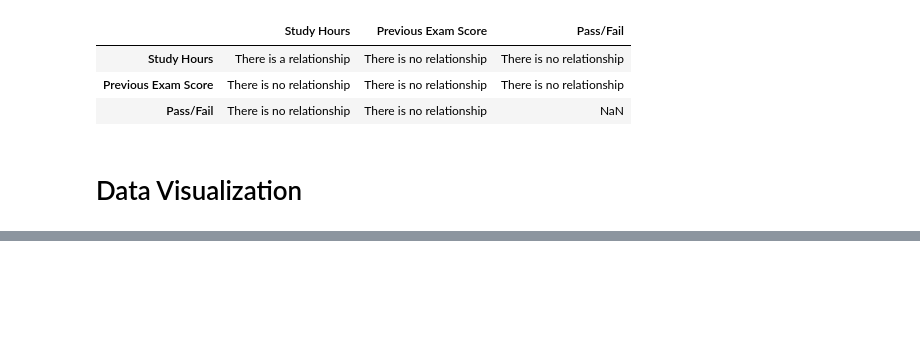
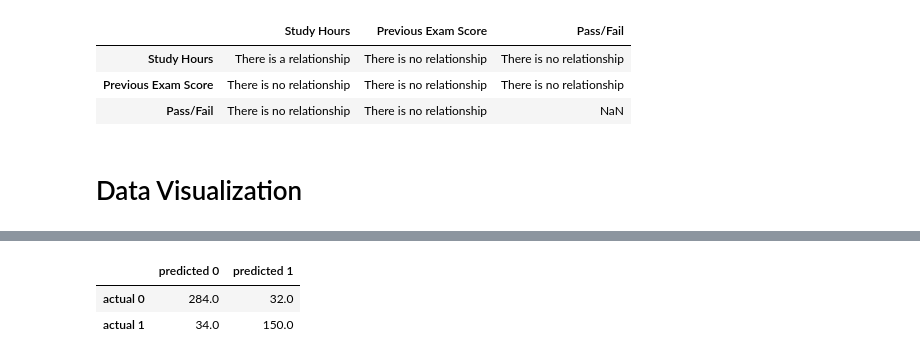
Before and after one commit to Saravanan-20G/Dataset-Studentexam, a Jupyter notebook: studentexam.ipynb, the cells around one changed output, grey strips where cells are left out. Drawn from its saved outputs; the diff is of its cells as text; code cells hidden in the pictures; blank space fills up the shorter version.

```diff
--- a/studentexam.ipynb
+++ b/studentexam.ipynb
@@ -264,0 +269,9 @@ fig.show()
+# %%
+cm_df=pd.DataFrame(result.pred_table())
+cm_df.columns=["predicted 0","predicted 1"]
+cm_df=cm_df.rename(index={0:"actual 0",1:"actual 1"})
+cm_df
+# %% [output]
+|  | predicted 0 | predicted 1 |
+| actual 0 | 284.0 | 32.0 |
+| actual 1 | 34.0 | 150.0 |
```
Also changed, not shown: parts of 10 cells of this notebook.
